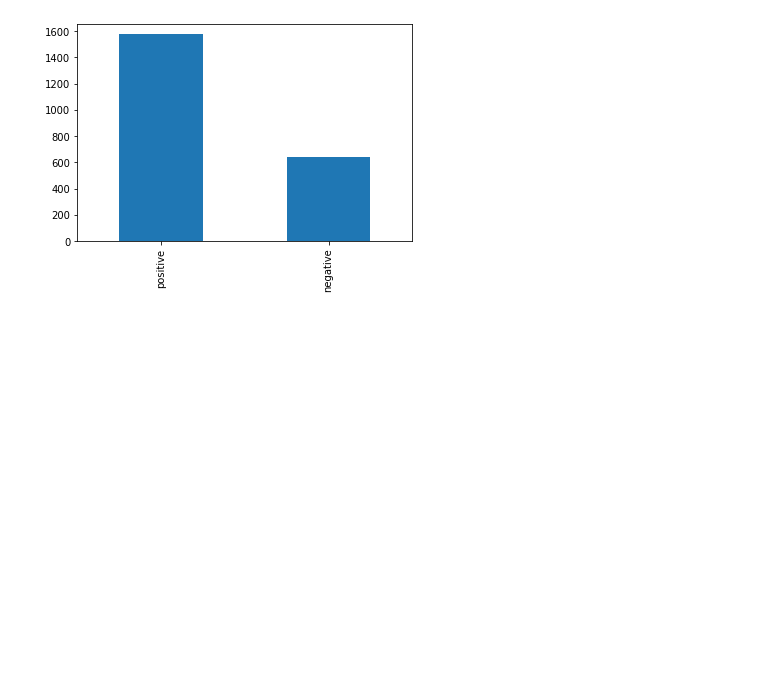
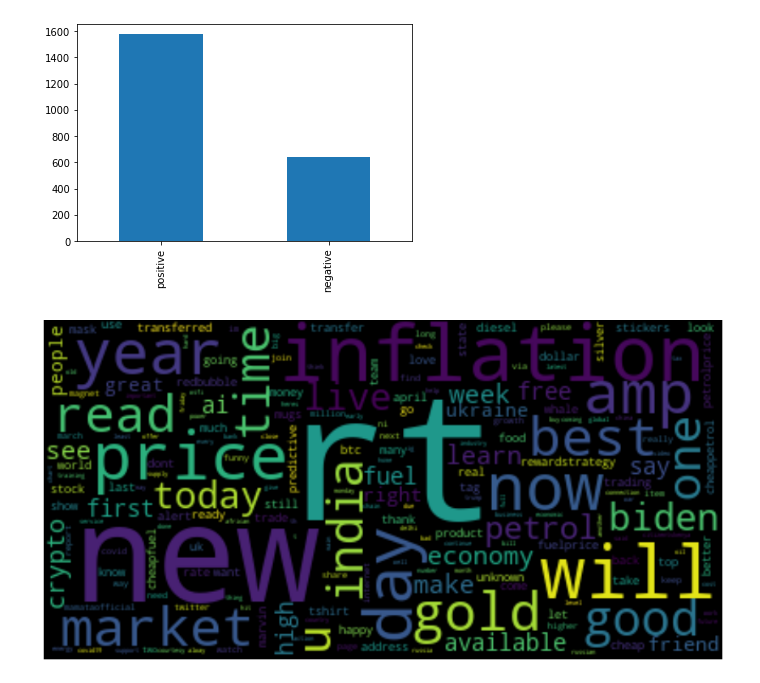
Before and after one commit to user16-et/Twitter-Data-Analysis, a Jupyter notebook: notebook/tweet_EDA.ipynb, the cells around one changed output. Saved outputs shown, nothing was run; the diff lists cells and outputs as text; code cells hidden in the pictures; blank space fills up the shorter version.

Commit message:
word cloud update

```diff
--- a/notebook/tweet_EDA.ipynb
+++ b/notebook/tweet_EDA.ipynb
@@ -253,0 +256,12 @@ df.label.value_counts().plot(kind='bar')
+# %%
+text = " ".join(txt for txt in df.original_text)
+# %%
+word_cloud=WordCloud(collocations = False, background_color = 'black').generate(text)
+# %%
+%matplotlib inline
+plt.figure(figsize=(15,10))
+plt.imshow(word_cloud,interpolation='bilinear')
+plt.axis("off")
+plt.show()
+# %% [output]
+[figure, added]
```
Also changed, not shown: parts of 1 cell of this notebook.
